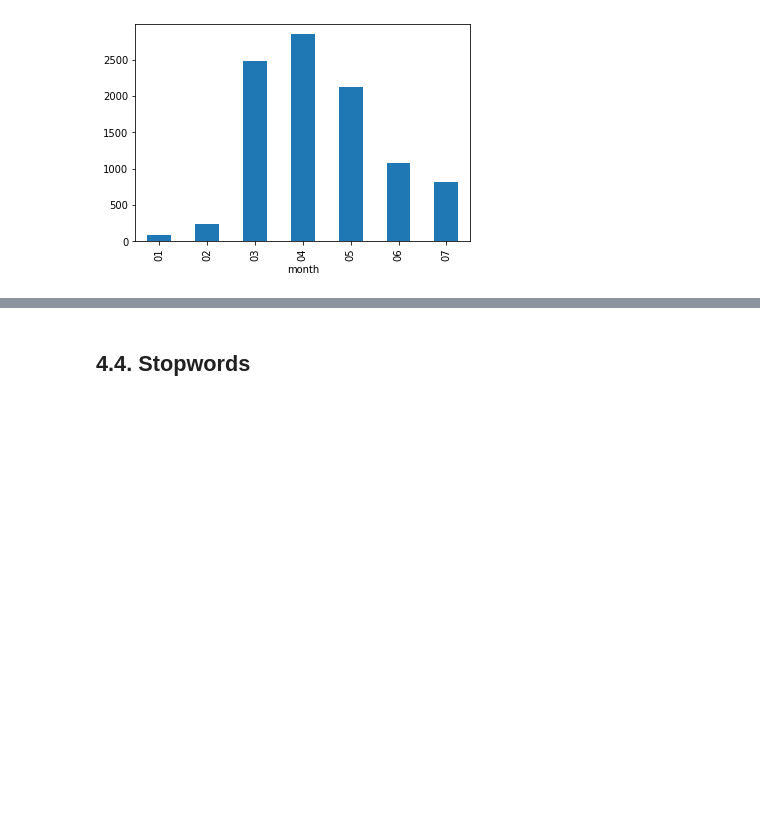
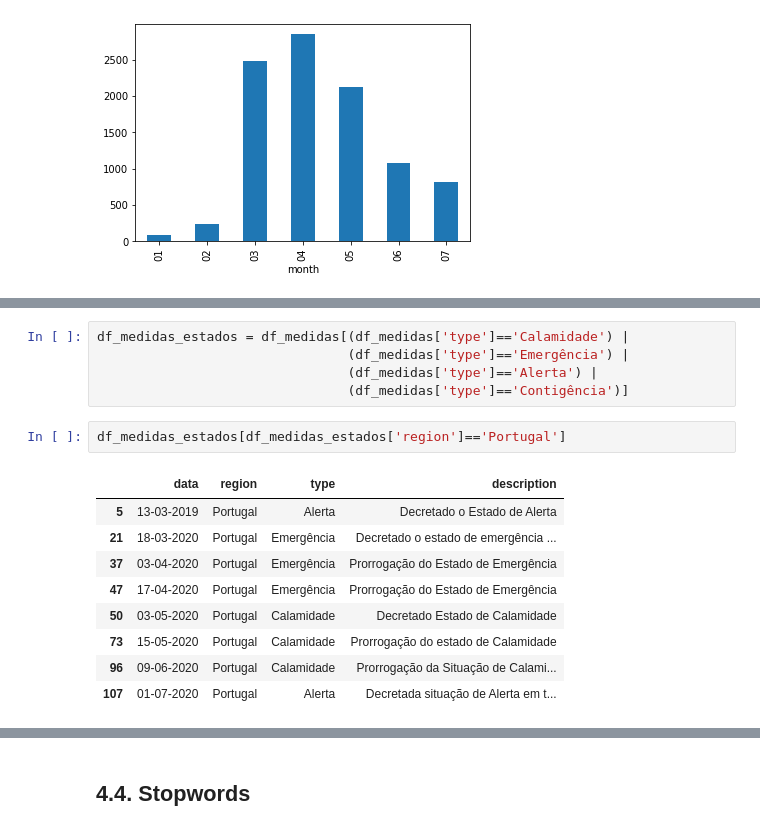
Before and after one commit to dssg-pt/miniproject-sentimentanalysis-covid, a Jupyter notebook: notebooks/news_analysis.ipynb, the cells around one changed output, grey strips where cells are left out. Cells and saved outputs as stored; diff of their text form; blank space fills up the shorter version.

```diff
--- a/notebooks/news_analysis.ipynb
+++ b/notebooks/news_analysis.ipynb
@@ -249,0 +267,17 @@ df_publico.groupby(['month', 'day']).count()['titulo'].plot(figsize=(15,10), mar
+# %%
+df_medidas_estados = df_medidas[(df_medidas['type']=='Calamidade') |
+                                (df_medidas['type']=='Emergência') |
+                                (df_medidas['type']=='Alerta') |
+                                (df_medidas['type']=='Contigência')]
+# %%
+df_medidas_estados[df_medidas_estados['region']=='Portugal']
+# %% [output]
+|  | data | region | type | description |
+| 5 | 13-03-2019 | Portugal | Alerta | Decretado o Estado de Alerta |
+| 21 | 18-03-2020 | Portugal | Emergência | Decretado o estado de emergência ... |
+| 37 | 03-04-2020 | Portugal | Emergência | Prorrogação do Estado de Emergência |
+| 47 | 17-04-2020 | Portugal | Emergência | Prorrogação do Estado de Emergência |
+| 50 | 03-05-2020 | Portugal | Calamidade | Decretado Estado de Calamidade |
+| 73 | 15-05-2020 | Portugal | Calamidade | Prorrogação do estado de Calamidade |
+| 96 | 09-06-2020 | Portugal | Calamidade | Prorrogação da Situação de Calami... |
+| 107 | 01-07-2020 | Portugal | Alerta | Decretada situação de Alerta em t... |
```
Also changed, not shown: parts of 18 cells of this notebook.
